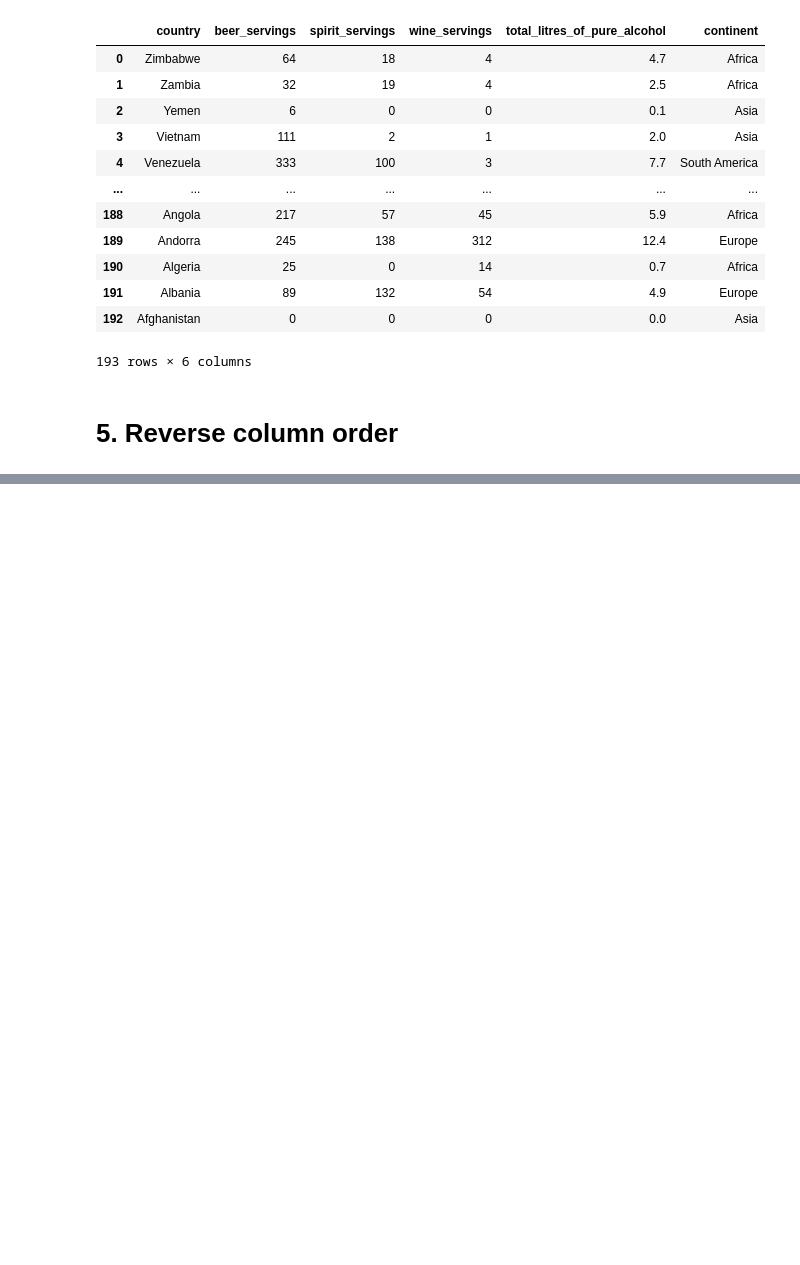
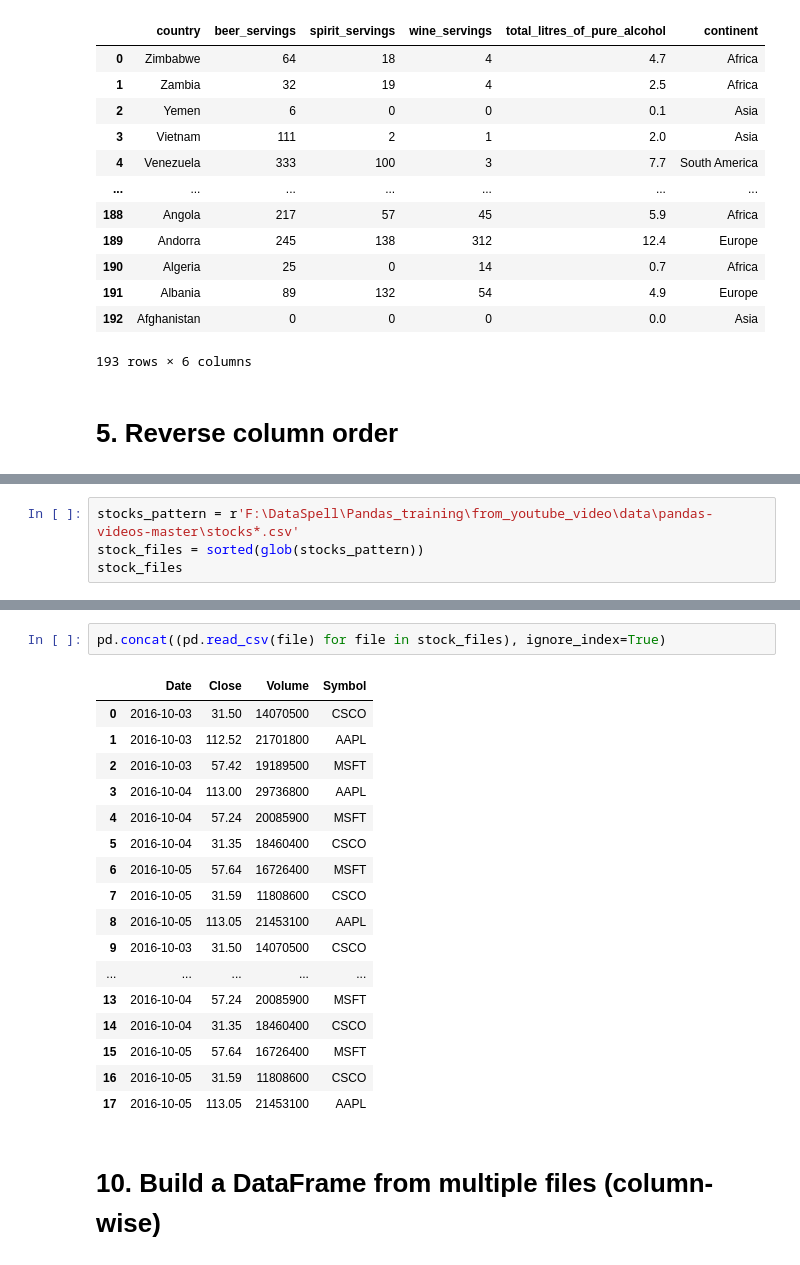
Before and after one commit to ZygimantasB/pandas_training, a Jupyter notebook: from_youtube_video/youtube.ipynb, the cells around one changed output, grey strips where cells are left out. Saved outputs shown, nothing was run; the diff lists cells and outputs as text; blank space fills up the shorter version.

Commit message:
Watching youtube videos, finished

```diff
--- a/from_youtube_video/youtube.ipynb
+++ b/from_youtube_video/youtube.ipynb
@@ -108,0 +282,4 @@ drinks.loc[::-1].reset_index(drop=True)
+# %%
+stocks_pattern = r'F:\DataSpell\Pandas_training\from_youtube_video\data\pandas-videos-master\stocks*.csv'
+stock_files = sorted(glob(stocks_pattern))
+stock_files
@@ -108,0 +291,22 @@ drinks.loc[::-1].reset_index(drop=True)
+# %%
+pd.concat((pd.read_csv(file) for file in stock_files), ignore_index=True)
+# %% [output]
+|  | Date | Close | Volume | Symbol |
+| 0 | 2016-10-03 | 31.50 | 14070500 | CSCO |
+| 1 | 2016-10-03 | 112.52 | 21701800 | AAPL |
+| 2 | 2016-10-03 | 57.42 | 19189500 | MSFT |
+| 3 | 2016-10-04 | 113.00 | 29736800 | AAPL |
+| 4 | 2016-10-04 | 57.24 | 20085900 | MSFT |
+| 5 | 2016-10-04 | 31.35 | 18460400 | CSCO |
+| 6 | 2016-10-05 | 57.64 | 16726400 | MSFT |
+| 7 | 2016-10-05 | 31.59 | 11808600 | CSCO |
+| 8 | 2016-10-05 | 113.05 | 21453100 | AAPL |
+| 9 | 2016-10-03 | 31.50 | 14070500 | CSCO |
+| ... | ... | ... | ... | ... |
+| 13 | 2016-10-04 | 57.24 | 20085900 | MSFT |
+| 14 | 2016-10-04 | 31.35 | 18460400 | CSCO |
+| 15 | 2016-10-05 | 57.64 | 16726400 | MSFT |
+| 16 | 2016-10-05 | 31.59 | 11808600 | CSCO |
+| 17 | 2016-10-05 | 113.05 | 21453100 | AAPL |
+# %% [markdown]
+# 10. Build a DataFrame from multiple files (column-wise)
```
Also changed, not shown: parts of 95 cells of this notebook, 1 other file.
